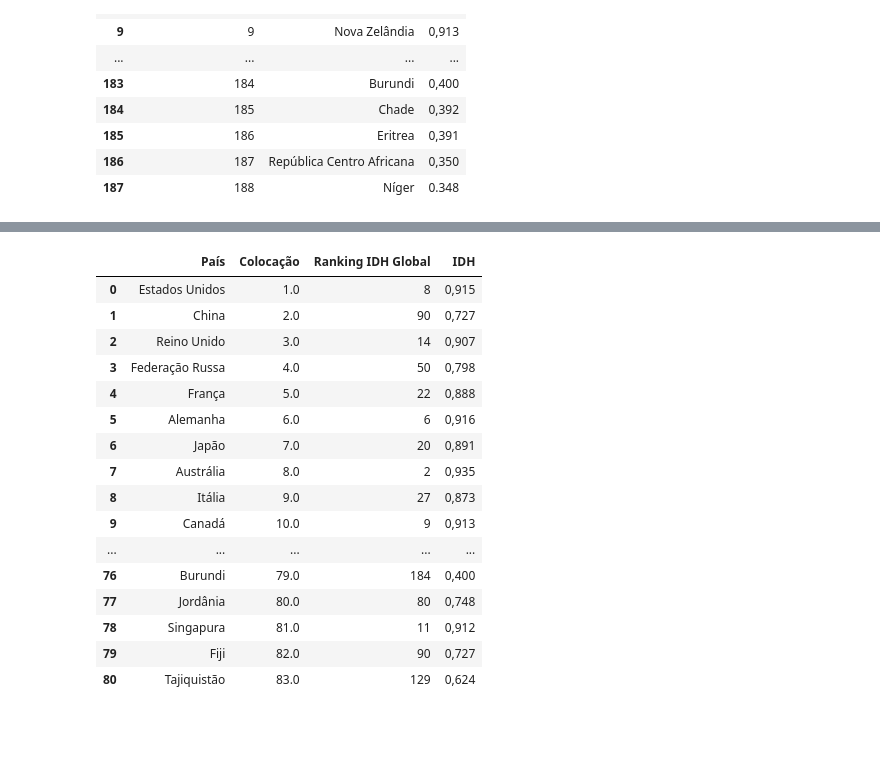
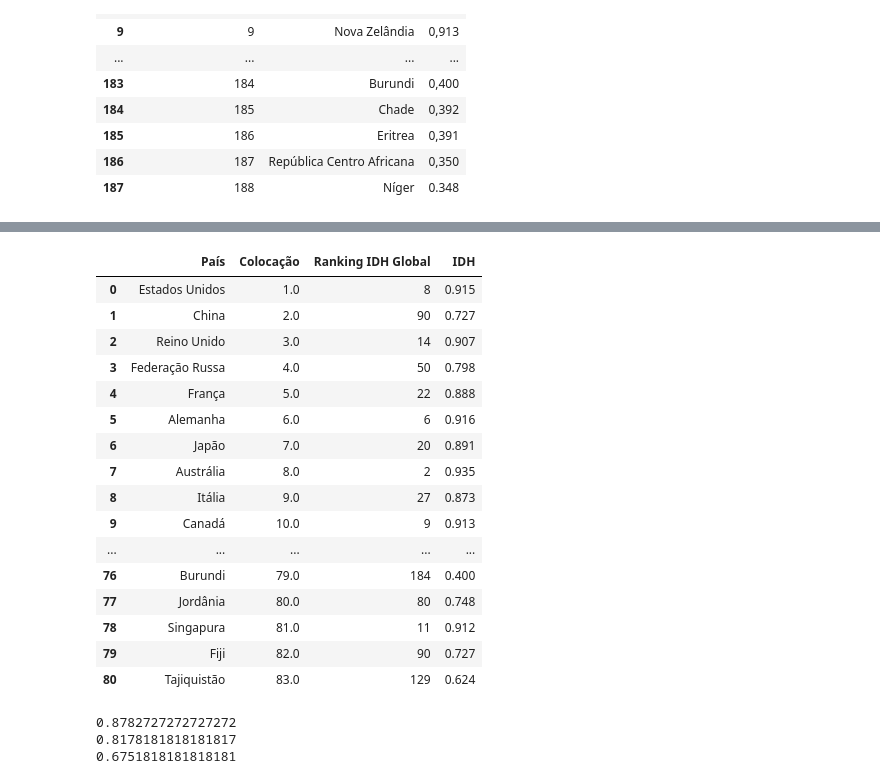
Before and after one commit to brunabellini/Projeto_Olimpiadas, a Jupyter notebook: ranking_olimpiadas2016.ipynb, the cells around one changed output, grey strips where cells are left out. Cells and saved outputs as stored; diff of their text form; code cells hidden in the pictures; blank space fills up the shorter version.

```diff
--- a/ranking_olimpiadas2016.ipynb
+++ b/ranking_olimpiadas2016.ipynb
@@ -178,5 +149,6 @@ display(df)
 # %%
-idh = pd.read_csv('idh_global2014.csv')
+idh = pd.read_csv('idh_global2014.csv', sep=';')
+
 idh
 # %% [output]
 |  | Ranking IDH Global | País | IDH |
@@ -199,11 +171,8 @@ idh
 # %%
 ranking_format = pd.read_csv('idh_global2014_format.xls', sep = ';')
 # ranking_format = ranking_format.set_index('Colocação')
-
-import re
-
-
 ranking_format['País'].iloc[7] = 'Austrália'
+ranking_format = ranking_format.drop([83,84,85])
 
 ranking_format
 # %% [output]
@@ -253,5 +225,7 @@ join_all
 # %%
 ranking_pais = ranking_format[['País', 'Colocação']]
+ranking_pais = ranking_pais.drop([83,84,85])
+
 ranking_pais
 # %% [output]
 |  | País | Colocação |
@@ -274,23 +248,39 @@ ranking_pais
 # %%
 join_rank = ranking_pais.merge(idh, left_on='País', right_on='País')
+join_rank['IDH'] = join_rank['IDH'].astype(str).str.replace(",", ".").astype(float)
+
 join_rank
+# join_rank.info()
 # %% [output]
 |  | País | Colocação | Ranking IDH Global | IDH |
-| 0 | Estados Unidos | 1.0 | 8 | 0,915 |
-| 1 | China | 2.0 | 90 | 0,727 |
-| 2 | Reino Unido | 3.0 | 14 | 0,907 |
-| 3 | Federação Russa | 4.0 | 50 | 0,798 |
-| 4 | França | 5.0 | 22 | 0,888 |
-| 5 | Alemanha | 6.0 | 6 | 0,916 |
-| 6 | Japão | 7.0 | 20 | 0,891 |
-| 7 | Austrália | 8.0 | 2 | 0,935 |
-| 8 | Itália | 9.0 | 27 | 0,873 |
-| 9 | Canadá | 10.0 | 9 | 0,913 |
+| 0 | Estados Unidos | 1.0 | 8 | 0.915 |
+| 1 | China | 2.0 | 90 | 0.727 |
+| 2 | Reino Unido | 3.0 | 14 | 0.907 |
+| 3 | Federação Russa | 4.0 | 50 | 0.798 |
+| 4 | França | 5.0 | 22 | 0.888 |
+| 5 | Alemanha | 6.0 | 6 | 0.916 |
+| 6 | Japão | 7.0 | 20 | 0.891 |
+| 7 | Austrália | 8.0 | 2 | 0.935 |
+| 8 | Itália | 9.0 | 27 | 0.873 |
+| 9 | Canadá | 10.0 | 9 | 0.913 |
 | ... | ... | ... | ... | ... |
-| 76 | Burundi | 79.0 | 184 | 0,400 |
-| 77 | Jordânia | 80.0 | 80 | 0,748 |
-| 78 | Singapura | 81.0 | 11 | 0,912 |
-| 79 | Fiji | 82.0 | 90 | 0,727 |
-| 80 | Tajiquistão | 83.0 | 129 | 0,624 |
+| 76 | Burundi | 79.0 | 184 | 0.400 |
+| 77 | Jordânia | 80.0 | 80 | 0.748 |
+| 78 | Singapura | 81.0 | 11 | 0.912 |
+| 79 | Fiji | 82.0 | 90 | 0.727 |
+| 80 | Tajiquistão | 83.0 | 129 | 0.624 |
 # %%
 #Próximo passo: tirar as médias dos x primeiros países,x do meio e dos x útimos
+# %%
+# Média de IDH dos primeiros 10 países
+print(join_rank.loc[0:10, 'IDH'].mean())
+
+# Média de IDH dos 10 países do meio
+print(join_rank.loc[34:44, 'IDH'].mean())
+
+# Média de IDH dos últimos 10 países
+print(join_rank.loc[70:80, 'IDH'].mean())
+# %% [output]
+0.8782727272727272
+0.8178181818181817
+0.6751818181818181
```
Also changed, not shown: parts of 13 cells of this notebook, 5 other files.
